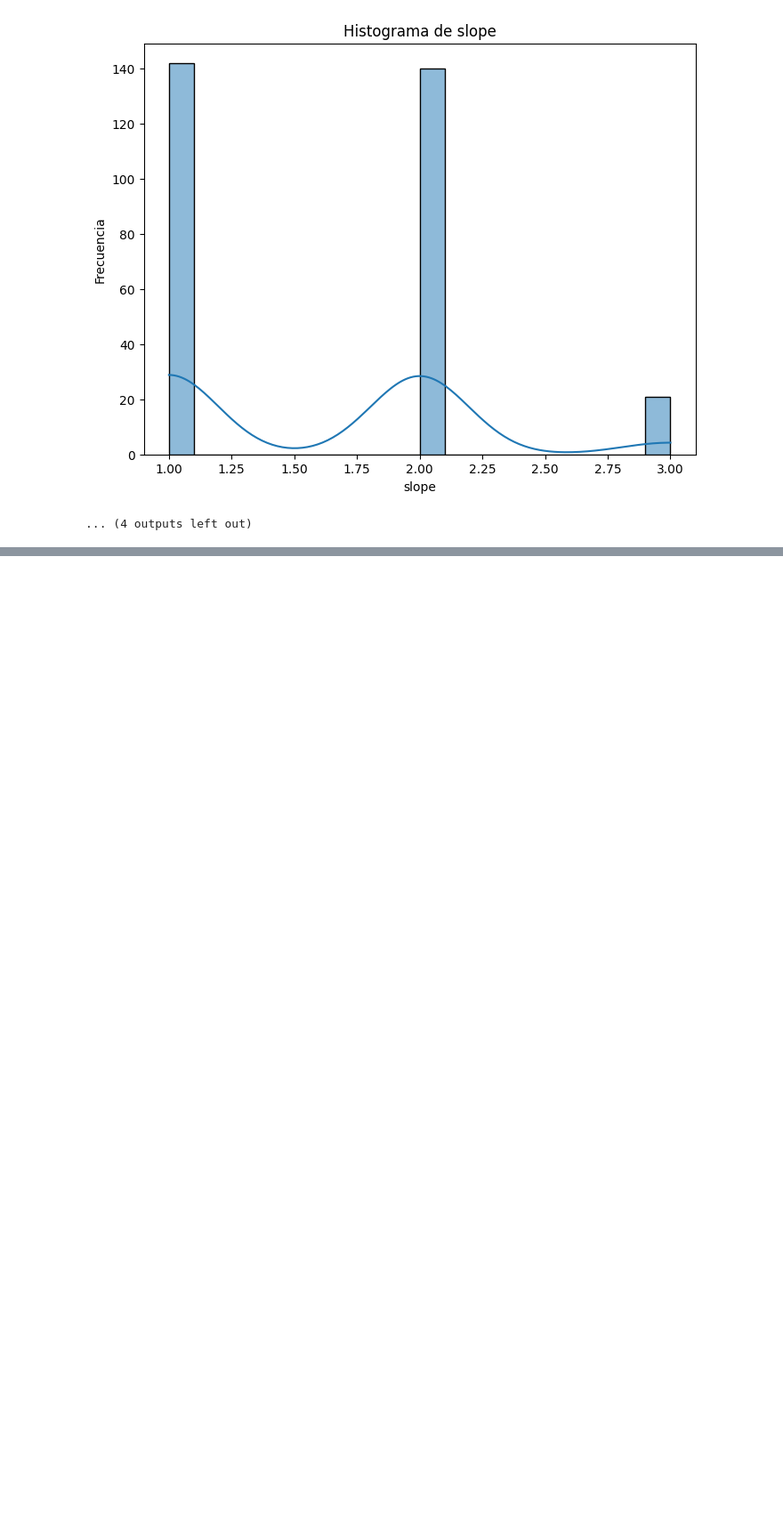
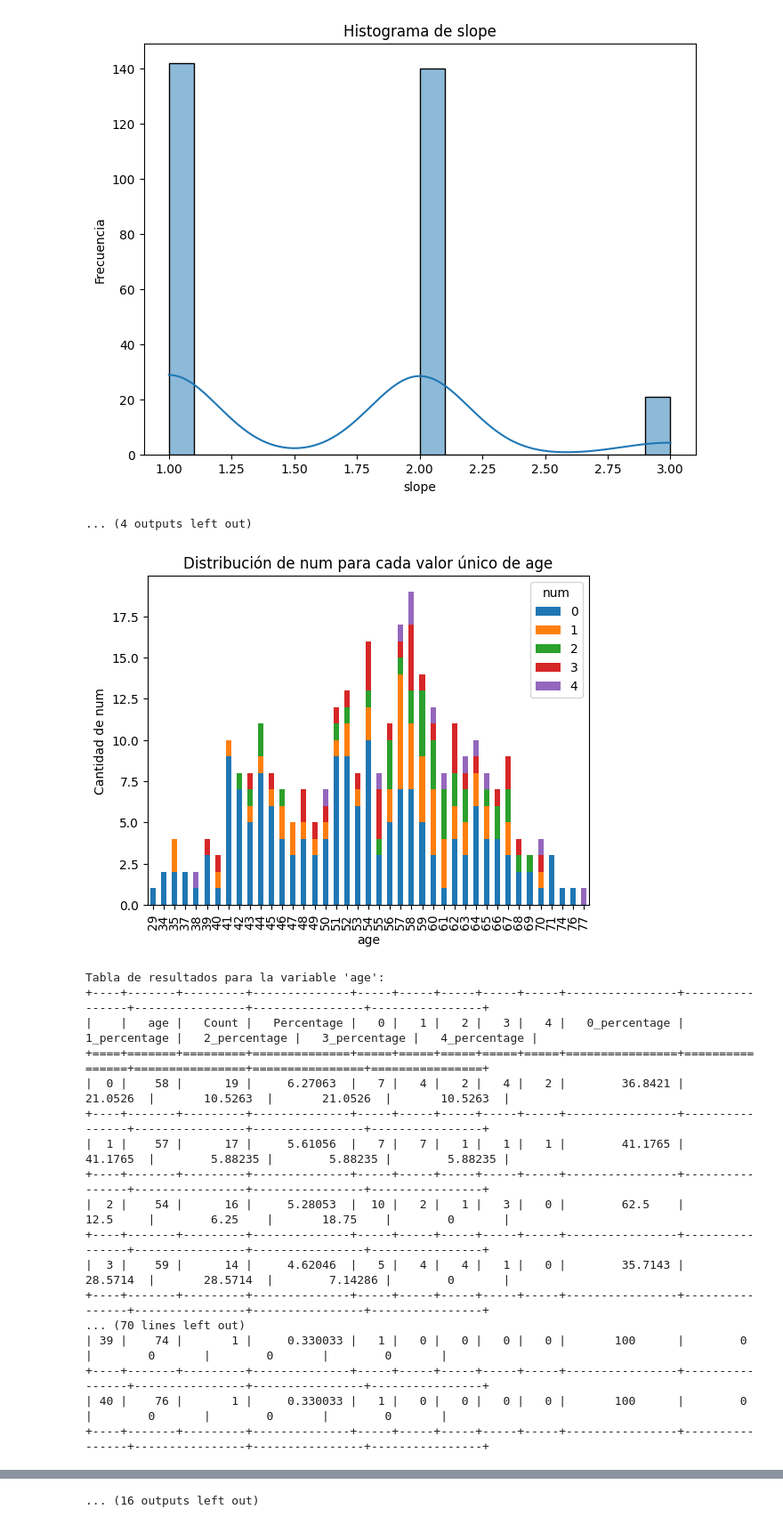
Before and after one commit to Alfiie1203/TFM_IA_SALUD_Cardiopatias_Prediction_EDA_And_WebAPP, a Jupyter notebook: EDA/Analisis/Exploracion.ipynb, the cells around one changed output, grey strips where cells are left out. Shown at 89% size. Drawn from its saved outputs; the diff is of its cells as text; code cells hidden in the pictures; blank space fills up the shorter version.

```diff
--- a/EDA/Analisis/Exploracion.ipynb
+++ b/EDA/Analisis/Exploracion.ipynb
@@ -105,3 +41,24 @@ Gráficos para visualizar los datos:
 [figure]
 [figure]
 ... (4 outputs left out)
+# %%
+toolbook.analyze_variable(dataset, "num")
+# %% [output]
+[figure, added]
+Tabla de resultados para la variable 'age':
++----+-------+---------+--------------+-----+-----+-----+-----+-----+----------------+----------------+----------------+----------------+----------------+
+|    |   age |   Count |   Percentage |   0 |   1 |   2 |   3 |   4 |   0_percentage |   1_percentage |   2_percentage |   3_percentage |   4_percentage |
++====+=======+=========+==============+=====+=====+=====+=====+=====+================+================+================+================+================+
+|  0 |    58 |      19 |     6.27063  |   7 |   4 |   2 |   4 |   2 |        36.8421 |       21.0526  |       10.5263  |       21.0526  |       10.5263  |
++----+-------+---------+--------------+-----+-----+-----+-----+-----+----------------+----------------+----------------+----------------+----------------+
+|  1 |    57 |      17 |     5.61056  |   7 |   7 |   1 |   1 |   1 |        41.1765 |       41.1765  |        5.88235 |        5.88235 |        5.88235 |
++----+-------+---------+--------------+-----+-----+-----+-----+-----+----------------+----------------+----------------+----------------+----------------+
+|  2 |    54 |      16 |     5.28053  |  10 |   2 |   1 |   3 |   0 |        62.5    |       12.5     |        6.25    |       18.75    |        0       |
++----+-------+---------+--------------+-----+-----+-----+-----+-----+----------------+----------------+----------------+----------------+----------------+
+|  3 |    59 |      14 |     4.62046  |   5 |   4 |   4 |   1 |   0 |        35.7143 |       28.5714  |       28.5714  |        7.14286 |        0       |
++----+-------+---------+--------------+-----+-----+-----+-----+-----+----------------+----------------+----------------+----------------+----------------+
+... (70 lines left out)
+| 39 |    74 |       1 |     0.330033 |   1 |   0 |   0 |   0 |   0 |       100      |        0       |        0       |        0       |        0       |
++----+-------+---------+--------------+-----+-----+-----+-----+-----+----------------+----------------+----------------+----------------+----------------+
+| 40 |    76 |       1 |     0.330033 |   1 |   0 |   0 |   0 |   0 |       100      |        0       |        0       |        0       |        0       |
++----+-------+---------+--------------+-----+-----+-----+-----+-----+----------------+----------------+----------------+----------------+----------------+
@@ -107,0 +132 @@ Gráficos para visualizar los datos:
+... (16 outputs left out)
```
Also changed, not shown: parts of 6 cells of this notebook, 3 other files.
